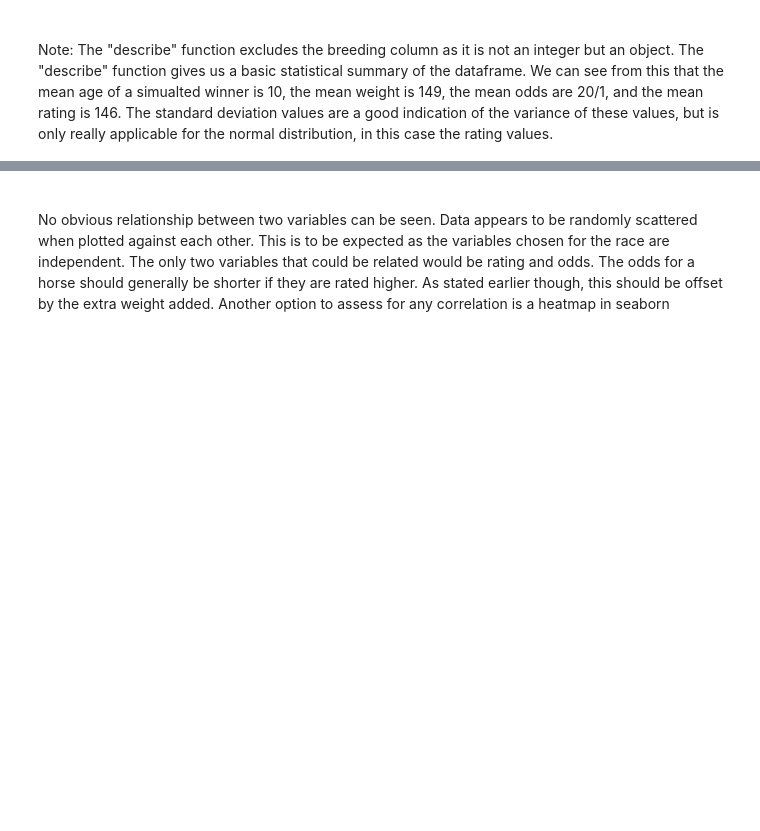
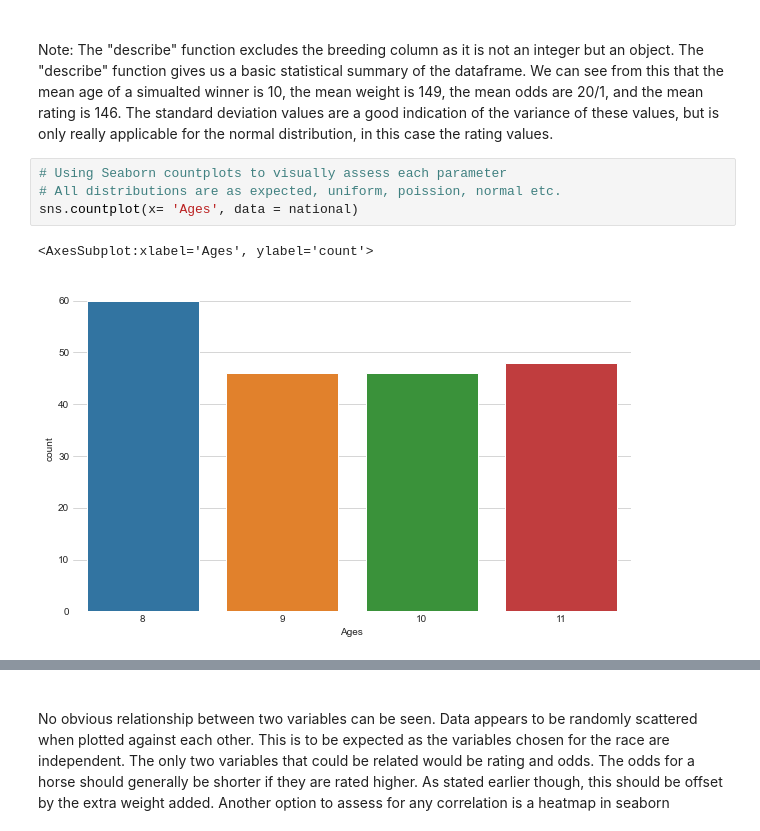
Before and after one commit to G00398275/PFDA-Simulate, a Jupyter notebook: Simulate.ipynb, the cells around one changed output, grey strips where cells are left out. Cells and saved outputs as stored; diff of their text form; blank space fills up the shorter version.

Commit message:
added seaborn countplots from database, created filepath for saving

```diff
--- a/Simulate.ipynb
+++ b/Simulate.ipynb
@@ -465,3 +484,10 @@ national.describe()
 <br>
 Note: The "describe" function excludes the breeding column as it is not an integer but an object.
 The "describe" function gives us a basic statistical summary of the dataframe. We can see from this that the mean age of a simualted winner is 10, the mean weight is 149, the mean odds are 20/1, and the mean rating is 146. The standard deviation values are a good indication of the variance of these values, but is only really applicable for the normal distribution, in this case the rating values.
+# %%
+# Using Seaborn countplots to visually assess each parameter
+# All distributions are as expected, uniform, poission, normal etc.
+sns.countplot(x= 'Ages', data = national)
+# %% [output]
+<AxesSubplot:xlabel='Ages', ylabel='count'>
+[figure, added]
```
Also changed, not shown: parts of 22 cells of this notebook, 1 other file.
